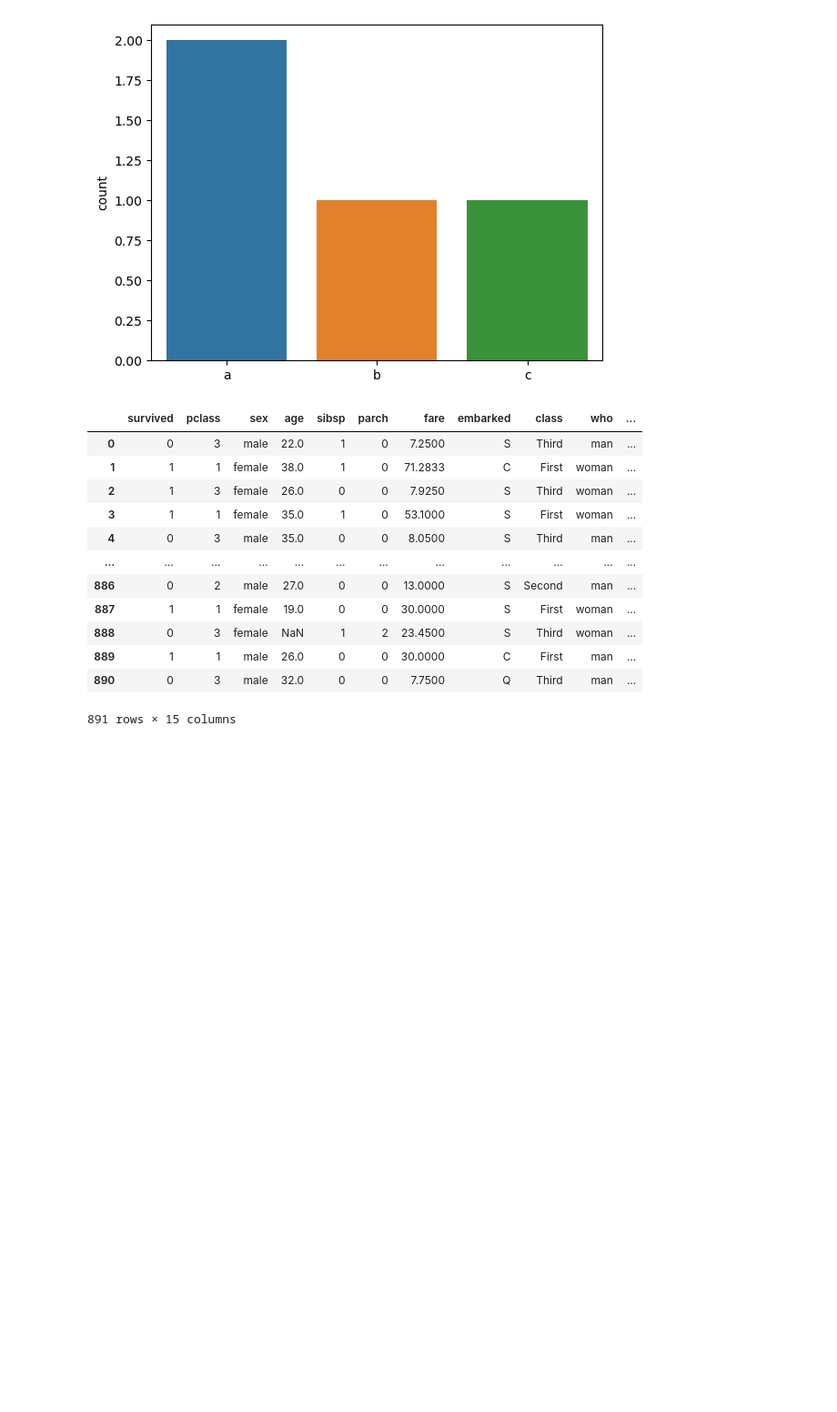
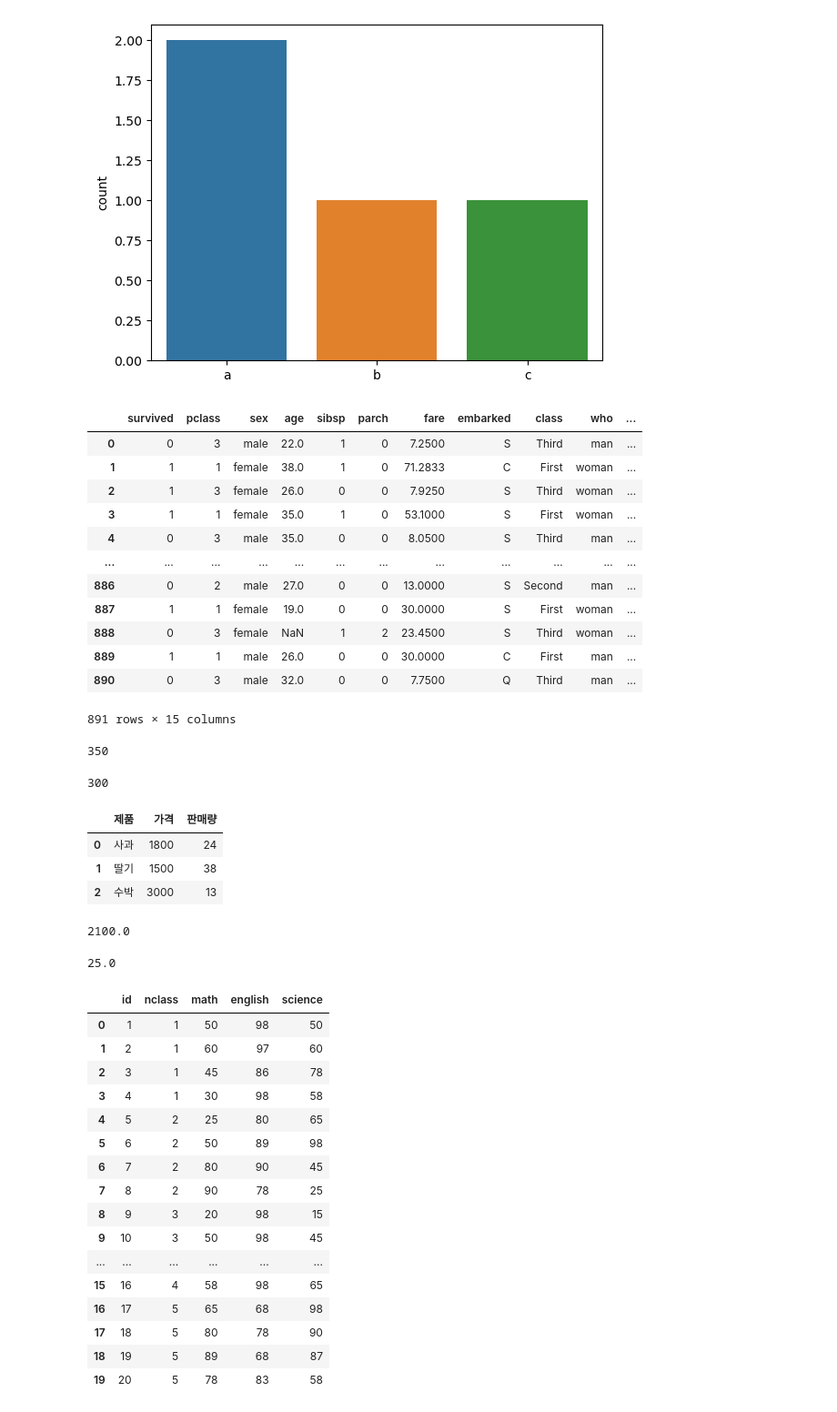
Before and after one commit to gun587330/-, a Jupyter notebook: Note.ipynb, the cells around one changed output. Shown at 91% size. Cells and saved outputs as stored; diff of their text form; code cells hidden in the pictures; blank space fills up the shorter version.

```diff
--- a/Note.ipynb
+++ b/Note.ipynb
@@ -46,7 +46,72 @@ from sklearn.metrics import accuracy_score # sklearn 패키지의 metrics 모듈
 # %%
 # 혼자서 해보기 p73
 # Q1 시험 점수 변수 만들고 출력하기
+# 학생 5명이 시험을 봤습니다. 학생들의 시험 점수를 담고 있는 변수를 만들어 출력해 보세요. 학생들의 시험 점수는 다음과 같습니다. 80, 60, 70, 50, 90
+score = [80, 60, 70, 50, 90]
 # Q2 합계 점수 구하기
+sum(score)
 # Q3 합계 점수 변수 만들어 출력하기
+total=sum(score)
+# %% [output]
+350
 # %%
 # 04 데이터 프레임의 세계로!
+# %%
+# 데이터 프레임(data frame)은 많이 사용하는 데이터 형태로 행과 열로 구성된 행렬형식
+# '열'은 속성 (=컬럼(column) or 변수(variable))
+# '행'은 한 단위의 정보 (=로(row) or 케이스(case))
+# Bigdata보단 variable data가 더 중요! 데이터 분석의 가치는 어떤 현상이 조건에 따라 달라진다는 사실을 발견할 때 생겨남.
+
+import pandas as pd # pandas: 데이터 가공할 때 사용하는 package
+df=pd.DataFrame({'name':['김지훈', '이유진', '박동현', '김민지'], # DataFrame 함수에 데이터 넣어 행렬방식으로 데이터 정렬
+                'english':[90, 80, 60, 70],
+                'math':[50,60,100,20]})
+df
+sum(df['english']) # 영어 점수 합계 구하기
+# %% [output]
+300
+# %%
+# 혼자서 해보기 p84
+# Q1 다음 표의 내용을 데이터 프레임으로 만들어 출력해 보세요
+import pandas as pd
+df = pd.DataFrame({'제품':['사과', '딸기', '수박'],
+                   '가격':[1800, 1500, 3000],
+                   '판매량':[24, 38, 13]})
+df
+# %% [output]
+|  | 제품 | 가격 | 판매량 |
+| 0 | 사과 | 1800 | 24 |
+| 1 | 딸기 | 1500 | 38 |
+| 2 | 수박 | 3000 | 13 |
+# %%
+# Q2 앞에서 만든 데이터 프레임을 이용해 과일의 가격 평균과 판매량 평균을 구해 보세요.
+sum(df['가격'])/3
+# %% [output]
+2100.0
+# %%
+sum(df['판매량'])/3
+# %% [output]
+25.0
+# %%
+# 04-3 외부 데이터 이용하기
+# 엑셀 파일 불러오기
+df_exam = pd.read_excel('excel_exam.xlsx') # read_excel():엑셀 파일을 데이터 형태로 불러오는 함수 를 이용해 df_exam에 할당
+df_exam
+# %% [output]
+|  | id | nclass | math | english | science |
+| 0 | 1 | 1 | 50 | 98 | 50 |
+| 1 | 2 | 1 | 60 | 97 | 60 |
+| 2 | 3 | 1 | 45 | 86 | 78 |
+| 3 | 4 | 1 | 30 | 98 | 58 |
+| 4 | 5 | 2 | 25 | 80 | 65 |
+| 5 | 6 | 2 | 50 | 89 | 98 |
+| 6 | 7 | 2 | 80 | 90 | 45 |
+| 7 | 8 | 2 | 90 | 78 | 25 |
+| 8 | 9 | 3 | 20 | 98 | 15 |
+| 9 | 10 | 3 | 50 | 98 | 45 |
+| ... | ... | ... | ... | ... | ... |
+| 15 | 16 | 4 | 58 | 98 | 65 |
+| 16 | 17 | 5 | 65 | 68 | 98 |
+| 17 | 18 | 5 | 80 | 78 | 90 |
+| 18 | 19 | 5 | 89 | 68 | 87 |
+| 19 | 20 | 5 | 78 | 83 | 58 |
```
Also changed, not shown: parts of 5 cells of this notebook.
